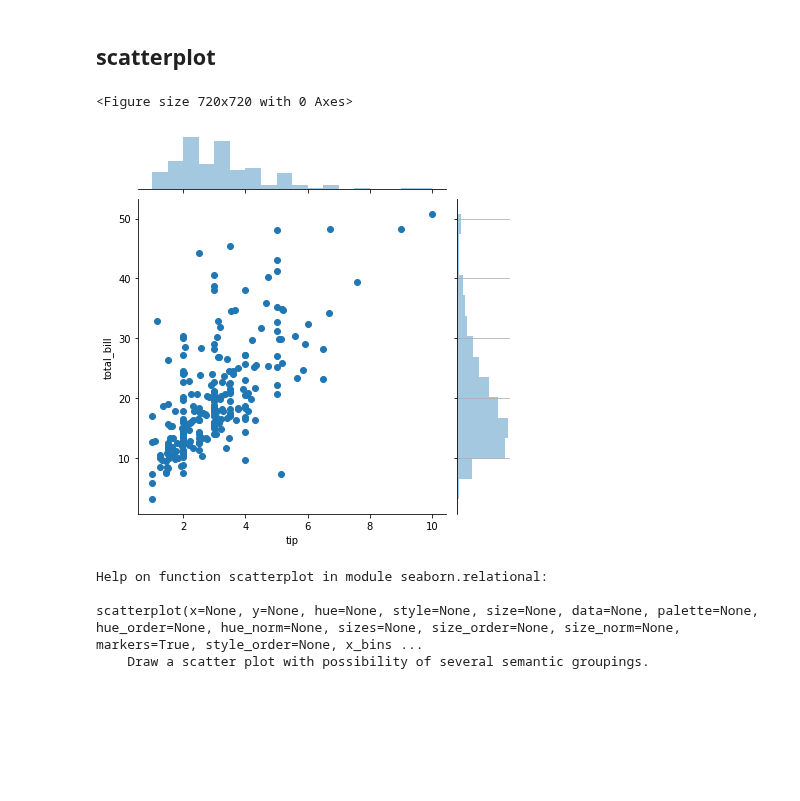
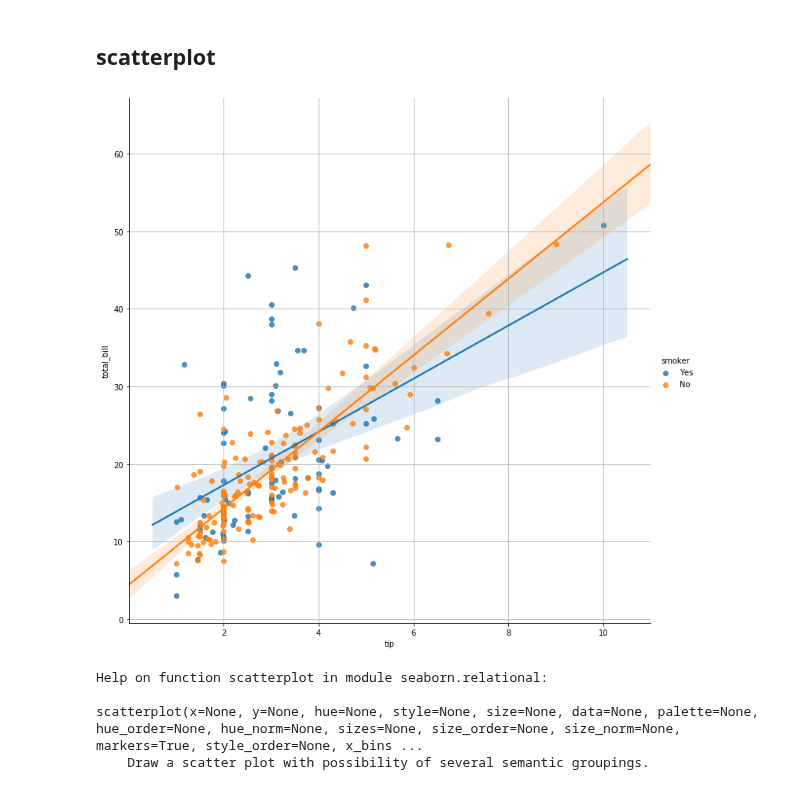
Before and after one commit to jmquintana79/utilsDS, a Jupyter notebook: notebooks/analysis/scatter_plots/scatter_plot_from_df.ipynb, the cells around one changed output. Drawn from its saved outputs; the diff is of its cells as text; code cells hidden in the pictures; blank space fills up the shorter version.

Commit message:
add regression kind

```diff
--- a/notebooks/analysis/scatter_plots/scatter_plot_from_df.ipynb
+++ b/notebooks/analysis/scatter_plots/scatter_plot_from_df.ipynb
@@ -39,46 +39,77 @@ colname_num1 = 'size'
 # %% [markdown]
 ## scatterplot
 # %%
-def plot(df:'dataframe', colanme_x:str, colname_y:str, colname_color:str='', colname_style:str = '', colname_size:str = '', title:str = '', grid:bool = True):
+def plot(df:'dataframe', colname_x:str, colname_y:str, kind:str = 'scatter', size:int = 10, colname_color:str = '', colname_style:str = '', colname_size:str = '', title:str = '', grid:bool = True):
     # arguments validation
     colnames = df.columns.tolist()
     assert colname_x in colnames and colname_y in colnames, "columns x/y not available."
     if colname_color != '': assert colname_color in colnames, "column '%s' is not available."%colname_color
     if colname_style != '': assert colname_style in colnames, "column '%s' is not available."%colname_style
     if colname_size != '': assert colname_size in colnames, "column '%s' is not available."%colname_size
     # create figure
-    fig = plt.figure(figsize = (10,10))
+    if (colname_color != '' or colname_style != '' or colname_size != '') and kind != 'reg': fig = plt.figure(figsize = (size,size))
     # displaying cases
     if colname_color != '' and colname_style == '' and colname_size == '':
-        ax = sns.scatterplot(x=colname_x, y=colname_y, hue = colname_color, data=df, legend="full")
+        if kind == 'reg':
+            g = sns.lmplot(x=colname_x, y=colname_y, hue = colname_color, data=df, legend="full", height = size)
+            ax = g.fig.gca()
+        else:
+            ax = sns.scatterplot(x=colname_x, y=colname_y, hue = colname_color, data=df, legend="full")
     elif colname_color == '' and colname_style != '' and colname_size == '':
-        ax = sns.scatterplot(x=colname_x, y=colname_y, style = colname_style, data=df, legend="full")
+        if kind == 'reg':
+            g = sns.lmplot(x=colname_x, y=colname_y, hue = colname_style, data=df, legend="full", height = size)
+            ax = g.fig.gca()
+        else:
+            ax = sns.scatterplot(x=colname_x, y=colname_y, style = colname_style, data=df, legend="full")
     elif colname_color == '' and colname_style == '' and colname_size != '':
-        ax = sns.scatterplot(x=colname_x, y=colname_y, style = colname_style, data=df, legend="full")
+        if kind == 'reg':
+            g = sns.lmplot(x=colname_x, y=colname_y, hue = colname_size, data=df, legend="full", height = size)
+            ax = g.fig.gca()
+        else:
+            ax = sns.scatterplot(x=colname_x, y=colname_y, style = colname_size, data=df, legend="full")
     elif colname_color != '' and colname_style != '' and colname_size == '':
-        ax = sns.scatterplot(x=colname_x, y=colname_y, hue = colname_color, style = colname_style, data=df, legend="full")
+        if kind == 'reg':
+            g = sns.lmplot(x=colname_x, y=colname_y, hue = colname_color, col = colname_style, data=df, legend="full", height = size)
+            ax = g.fig.gca()
+            grid = False
+        else:
+            ax = sns.scatterplot(x=colname_x, y=colname_y, hue = colname_color, style = colname_style, data=df, legend="full")
     elif colname_color != '' and colname_style == '' and colname_size != '':
-        ax = sns.scatterplot(x=colname_x, y=colname_y, hue = colname_color, size = colname_size, data=df, legend="full")
+        if kind == 'reg':
+            g = sns.lmplot(x=colname_x, y=colname_y, hue = colname_color, col = colname_size, data=df, legend="full", height = size)
+            ax = g.fig.gca()
+            grid = False
+        else:
+            ax = sns.scatterplot(x=colname_x, y=colname_y, hue = colname_color, size = colname_size, data=df, legend="full")
     elif colname_color == '' and colname_style != '' and colname_size != '':
-        ax = sns.scatterplot(x=colname_x, y=colname_y, style = colname_style, size = colname_size, data=df, legend="full")
+        if kind == 'reg':
+            g = sns.lmplot(x=colname_x, y=colname_y, hue = colname_style, col = colname_size, data=df, legend="full", height = size)
+            ax = g.fig.gca()
+            grid = False
+        else:
+            ax = sns.scatterplot(x=colname_x, y=colname_y, style = colname_style, size = colname_size, data=df, legend="full")
     elif colname_style != '' and colname_color != '' and colname_size != '':
-        ax = sns.scatterplot(x=colname_x, y=colname_y, hue = colname_color, style = colname_style, size = colname_size, data=df, legend="full")
+        if kind == 'reg':
+            g = sns.lmplot(x=colname_x, y=colname_y, hue = colname_color, col = colname_style, row = colname_size, data=df, legend="full", height = size)
+            ax = g.fig.gca()
+            grid = False
+        else:
+            ax = sns.scatterplot(x=colname_x, y=colname_y, hue = colname_color, style = colname_style, size = colname_size, data=df, legend="full")
     else:
-        #ax = sns.scatterplot(x=colname_x, y=colname_y, data=df, legend="full")
-        g = sns.jointplot(x=colname_x, y=colname_y, data=df)
+        g = sns.jointplot(x=colname_x, y=colname_y, data=df, height = size, kind = kind)
         ax = g.fig.gca()
+        grid = False
     # title
-    ax.set_title(title, fontsize = 12)
+    if title != '': ax.set_title(title, fontsize = 12)
     # plot grid axis
     if grid: ax.xaxis.grid(True)
     if grid: ax.yaxis.grid(True)
     # display
     plt.show()
 
-plot(df, colname_x, colname_y)
+plot(df, colname_x, colname_y, kind = 'reg', colname_color = colname_cat2)
 # %% [output]
-<Figure size 720x720 with 0 Axes>
-[figure, old version]
+[figure, new version]
 # %%
 help(sns.scatterplot)
 # %% [output]
```
